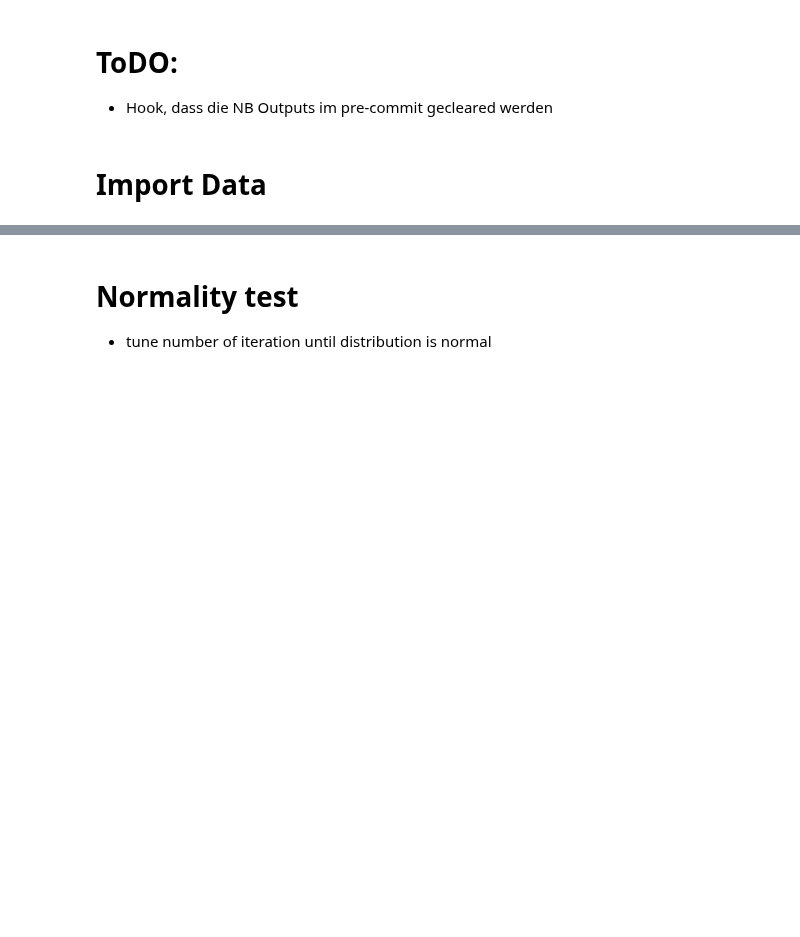
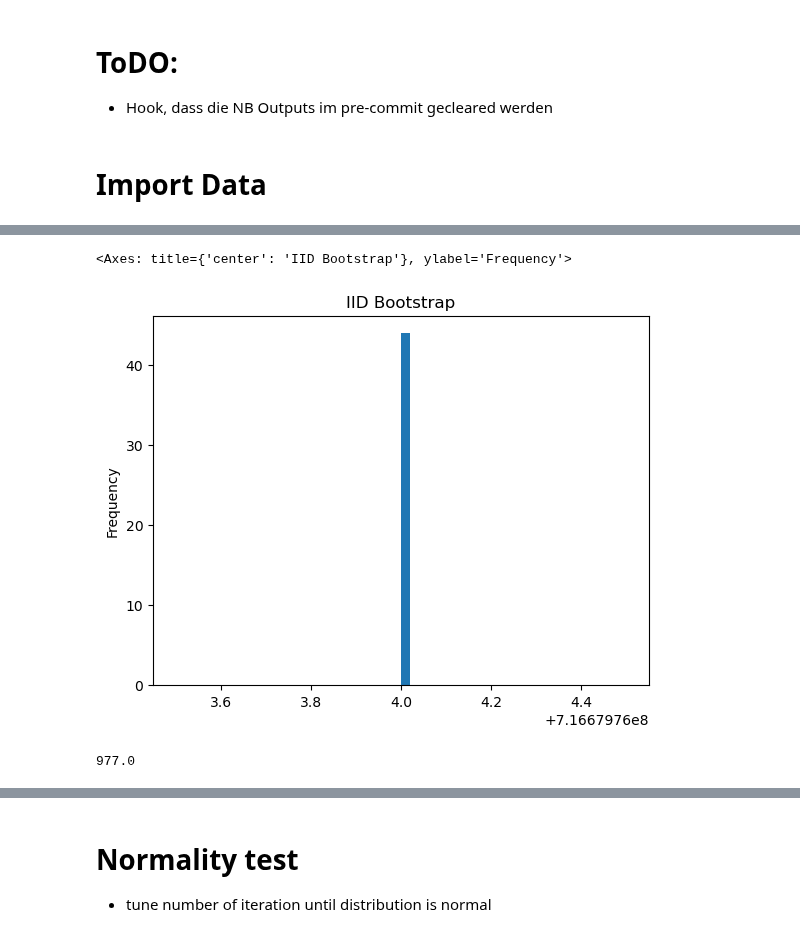
Before and after one commit to chrisnhr/Diplom, a Jupyter notebook: bootstrapping.ipynb, the cells around one changed output, grey strips where cells are left out. Drawn from its saved outputs; the diff is of its cells as text; code cells hidden in the pictures; blank space fills up the shorter version.

```diff
--- a/bootstrapping.ipynb
+++ b/bootstrapping.ipynb
@@ -104,0 +129,4 @@ sampeler.iid_bootstrap(1, 0)
+# %%
+data = InputData(df)
+test = data.prepare_data(0, 716679764)
+twin = data.prepare_data(5, 716679764)
@@ -104,0 +136,5 @@ sampeler.iid_bootstrap(1, 0)
+# %%
+sampler = Sampling(test, num_samples=5000)
+results_simple = sampler.iid_bootstrap()
+# %%
+results_lbb = sampler.lbb(B=0.1, b=7)
@@ -104,0 +161,9 @@ sampeler.iid_bootstrap(1, 0)
+# %%
+results_lbb.plot(kind="hist", bins=50, title="IID Bootstrap")
+# %% [output]
+<Axes: title={'center': 'IID Bootstrap'}, ylabel='Frequency'>
+[figure, added]
+# %%
+twin.sum().mean()
+# %% [output]
+977.0
```
Also changed, not shown: parts of 23 cells of this notebook, 4 other files.
